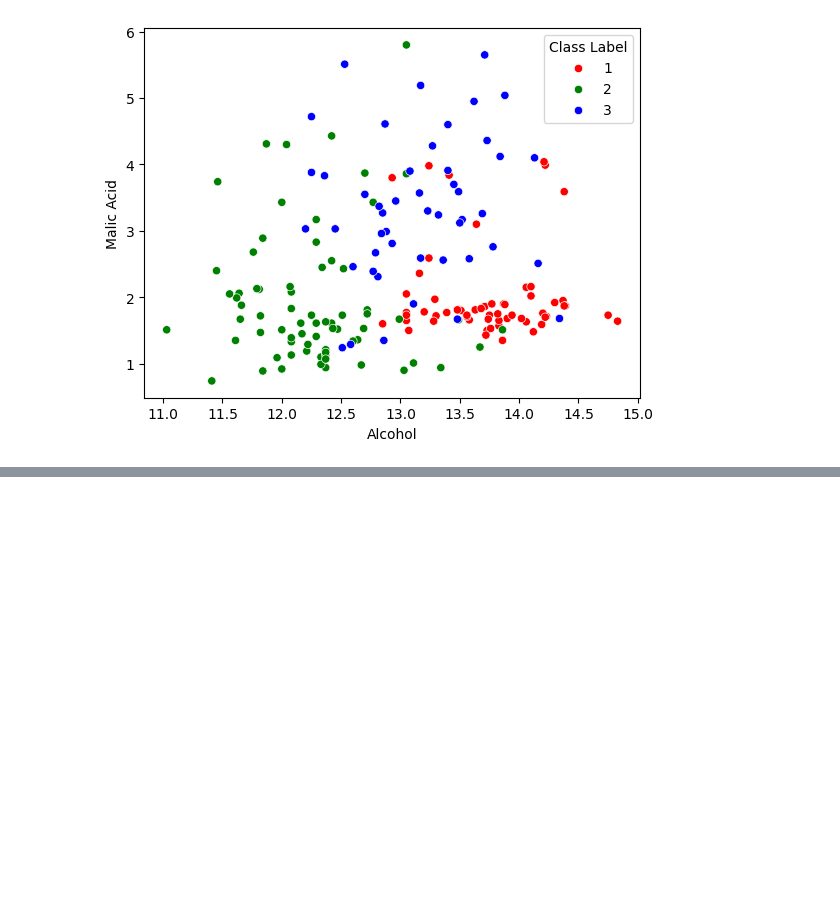
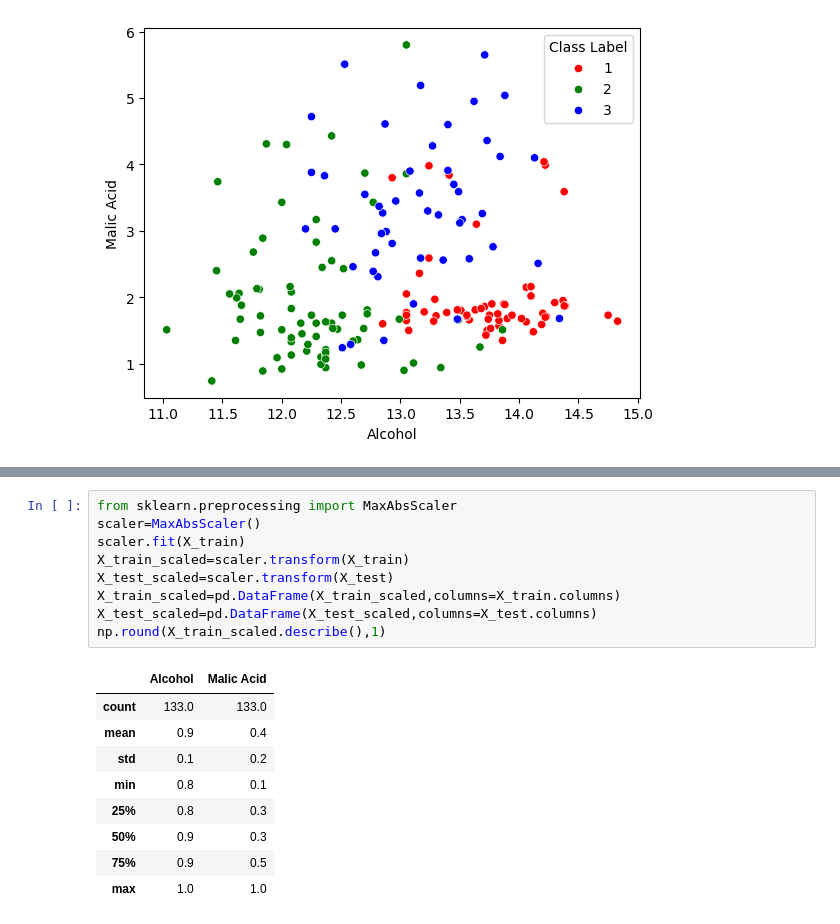
Before and after one commit to shreya918-git/machinelearning, a Jupyter notebook: feature-engineering.ipynb, the cells around one changed output, grey strips where cells are left out. Saved outputs shown, nothing was run; the diff lists cells and outputs as text; blank space fills up the shorter version.

```diff
--- a/feature-engineering.ipynb
+++ b/feature-engineering.ipynb
@@ -253,0 +279,19 @@ https://gist.github.com/mwaskom/de44147ed2974457ad6372750bbe5751
+# %%
+from sklearn.preprocessing import MaxAbsScaler
+scaler=MaxAbsScaler()
+scaler.fit(X_train)
+X_train_scaled=scaler.transform(X_train)
+X_test_scaled=scaler.transform(X_test)
+X_train_scaled=pd.DataFrame(X_train_scaled,columns=X_train.columns)
+X_test_scaled=pd.DataFrame(X_test_scaled,columns=X_test.columns)
+np.round(X_train_scaled.describe(),1)
+# %% [output]
+|  | Alcohol | Malic Acid |
+| count | 133.0 | 133.0 |
+| mean | 0.9 | 0.4 |
+| std | 0.1 | 0.2 |
+| min | 0.8 | 0.1 |
+| 25% | 0.8 | 0.3 |
+| 50% | 0.9 | 0.3 |
+| 75% | 0.9 | 0.5 |
+| max | 1.0 | 1.0 |
```
Also changed, not shown: parts of 3 cells of this notebook.
